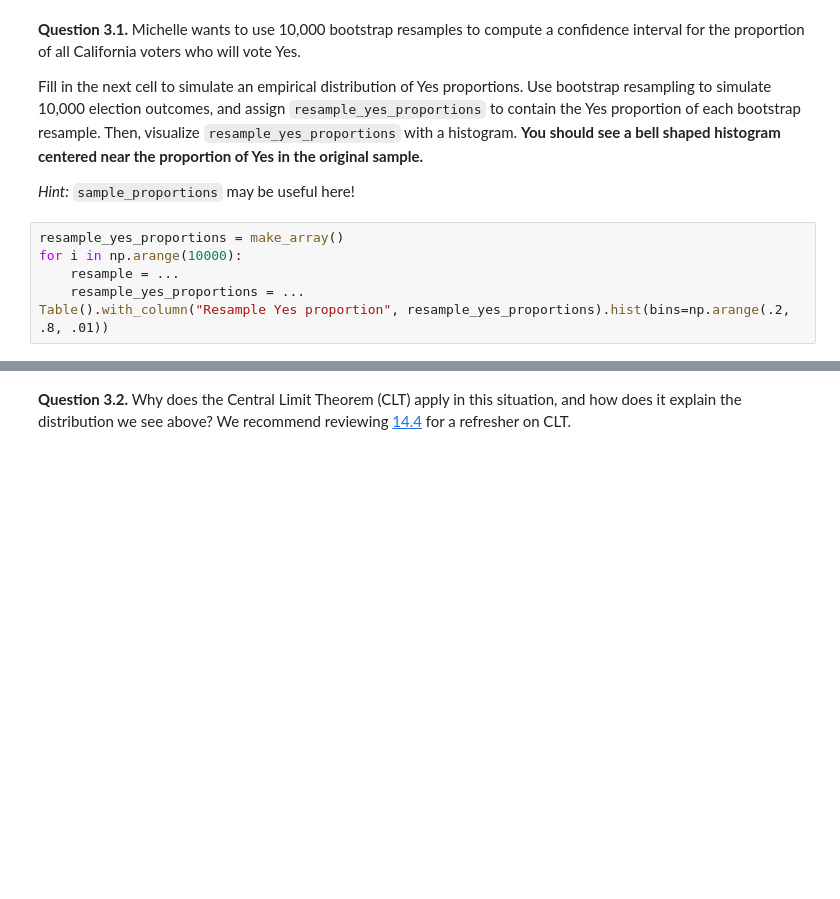
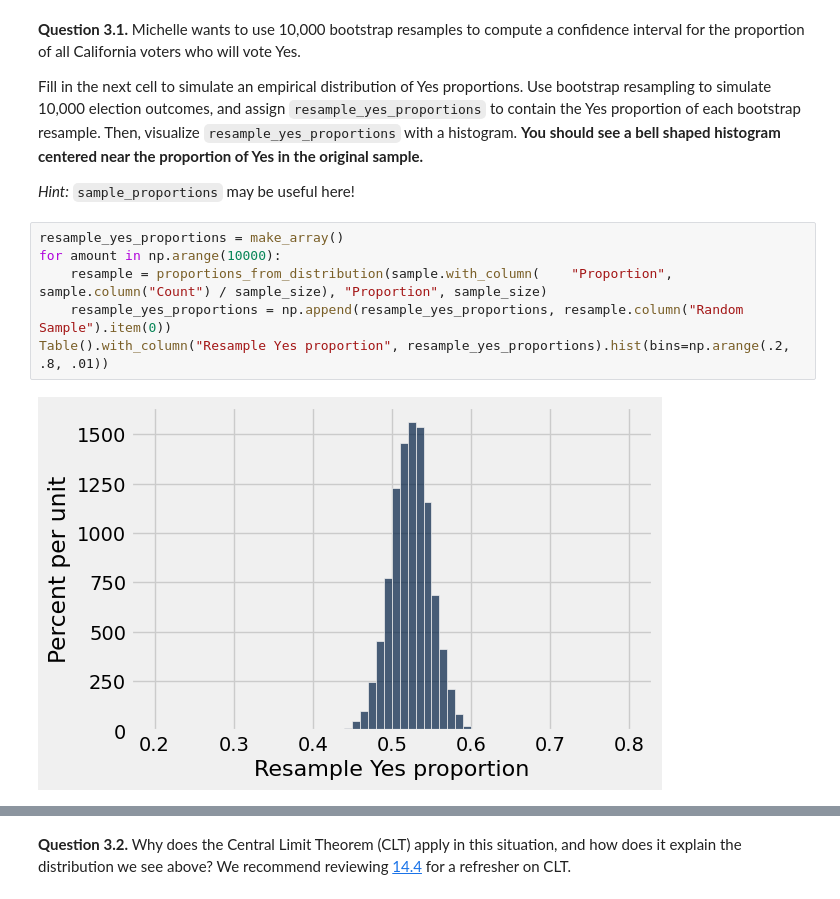
Before and after one commit to RickMeskimen/24-Fall-data1350, a Jupyter notebook: Homework09/hw09.ipynb, the cells around one changed output, grey strips where cells are left out. Cells and saved outputs as stored; diff of their text form; blank space fills up the shorter version.

```diff
--- a/Homework09/hw09.ipynb
+++ b/Homework09/hw09.ipynb
@@ -183,9 +193,11 @@ Fill in the next cell to simulate an empirical distribution of Yes proportions.
 *Hint:* `sample_proportions` may be useful here!
 # %%
 resample_yes_proportions = make_array()
-for i in np.arange(10000):
-    resample = ...
-    resample_yes_proportions = ...
+for amount in np.arange(10000):
+    resample = proportions_from_distribution(sample.with_column(    "Proportion", sample.column("Count") / sample_size), "Proportion", sample_size)
+    resample_yes_proportions = np.append(resample_yes_proportions, resample.column("Random Sample").item(0))
 Table().with_column("Resample Yes proportion", resample_yes_proportions).hist(bins=np.arange(.2, .8, .01))
+# %% [output]
+[figure, added]
 # %%
 grader.check("q3_1")
```
Also changed, not shown: parts of 6 cells of this notebook, 4 other files.
